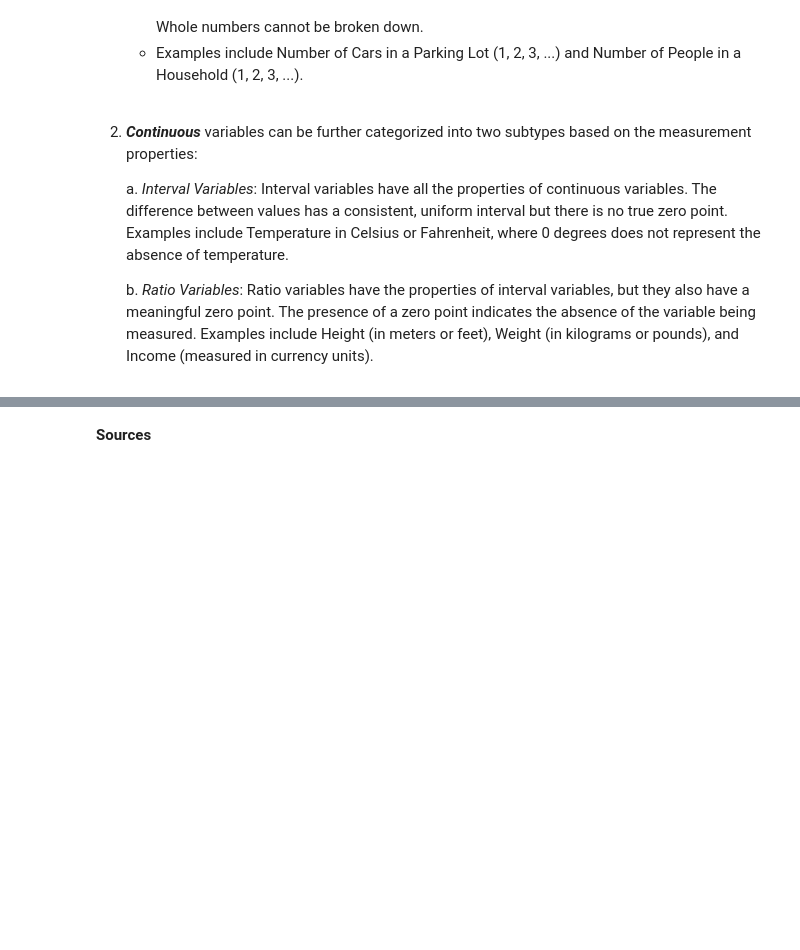
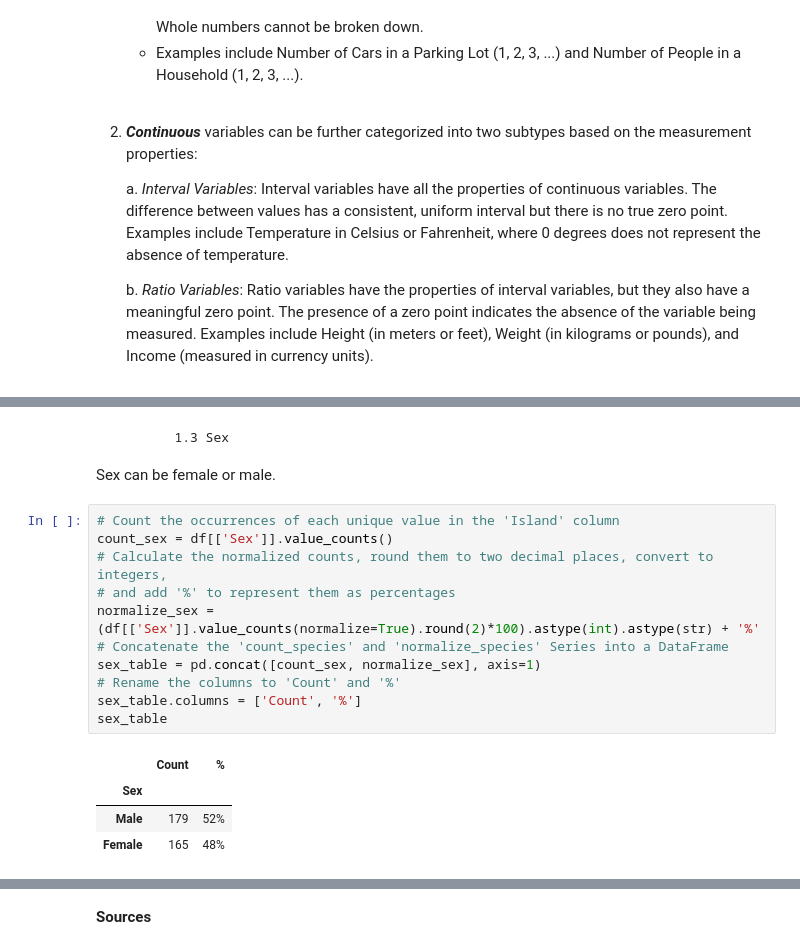
Before and after one commit to Cecilia8989/fund_data_analysis, a Jupyter notebook: task.ipynb, the cells around one changed output, grey strips where cells are left out. Saved outputs shown, nothing was run; the diff lists cells and outputs as text; blank space fills up the shorter version.

```diff
--- a/task.ipynb
+++ b/task.ipynb
@@ -436,0 +502,20 @@ Quantitative variables serve to represent measurable quantities and are expresse
+# %% [markdown]
+            1.3 Sex
+
+Sex can be female or male.
+# %%
+# Count the occurrences of each unique value in the 'Island' column
+count_sex = df[['Sex']].value_counts()
+# Calculate the normalized counts, round them to two decimal places, convert to integers,
+# and add '%' to represent them as percentages
+normalize_sex = (df[['Sex']].value_counts(normalize=True).round(2)*100).astype(int).astype(str) + '%'
+# Concatenate the 'count_species' and 'normalize_species' Series into a DataFrame
+sex_table = pd.concat([count_sex, normalize_sex], axis=1)
+# Rename the columns to 'Count' and '%'
+sex_table.columns = ['Count', '%']
+sex_table
+# %% [output]
+|  | Count | % |
+| Sex |  |  |
+| Male | 179 | 52% |
+| Female | 165 | 48% |
```
Also changed, not shown: parts of 26 cells of this notebook, 1 other file.
